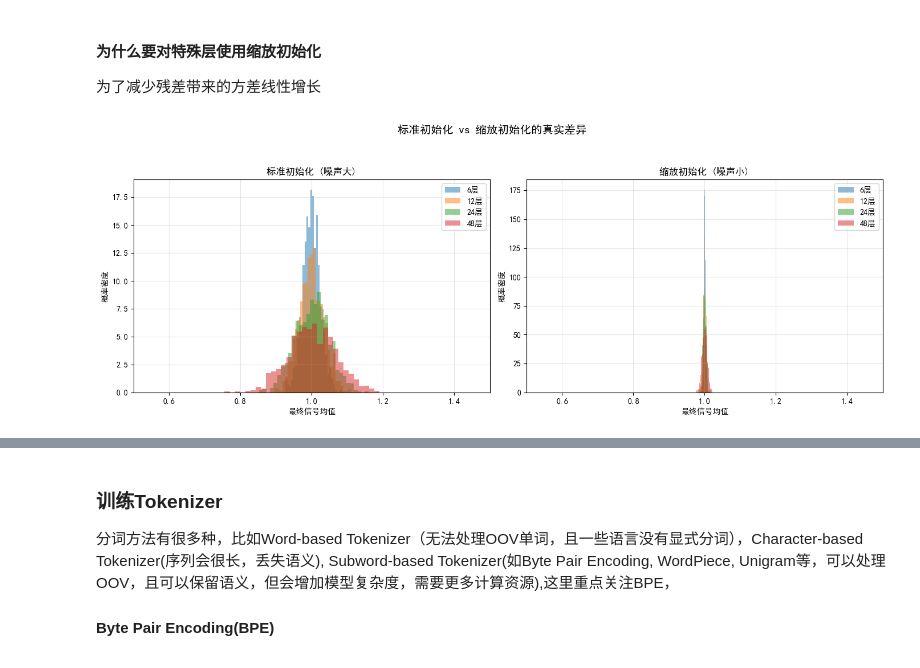
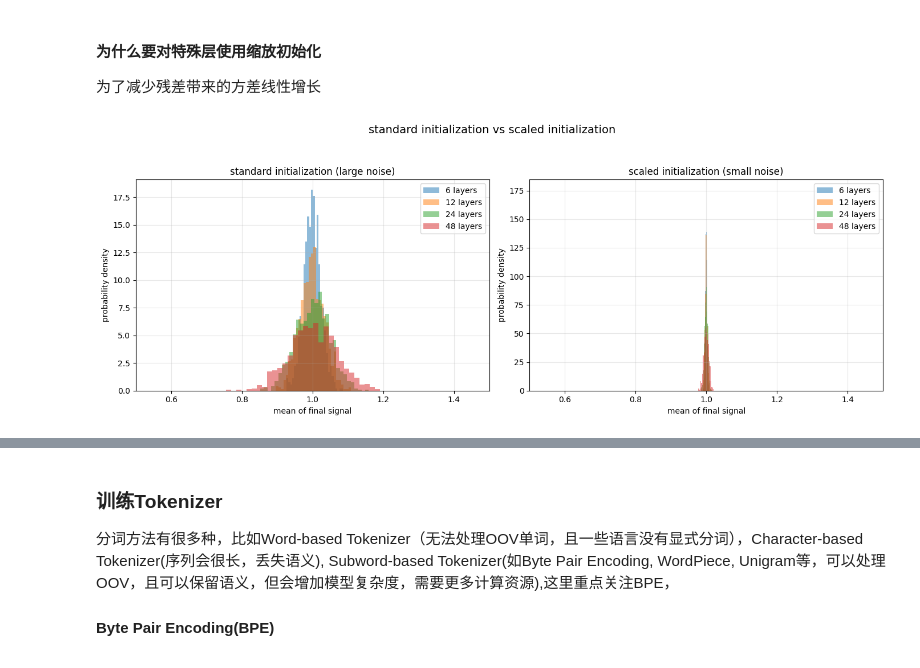
Before and after one commit to Jiangxiazhe/llm, a Jupyter notebook: note/llm_demo.ipynb, the cells around one changed output, grey strips where cells are left out. Saved outputs shown, nothing was run; the diff lists cells and outputs as text; code cells hidden in the pictures.

```diff
--- a/note/llm_demo.ipynb
+++ b/note/llm_demo.ipynb
@@ -508,13 +511,14 @@ class Transformer(PreTrainedModel):
 为了减少残差带来的方差线性增长
 # %%
 import numpy as np
+import matplotlib
 import matplotlib.pyplot as plt
 
-plt.rcParams['font.sans-serif'] = ['SimHei', 'Microsoft YaHei', 'WenQuanYi Micro Hei']  # 设置中文字体
-plt.rcParams['axes.unicode_minus'] = False
+matplotlib.set_loglevel("error")
+
 
 def show_real_difference():
-    """显示真正的差异"""
+    """show the real difference"""
     np.random.seed(42)
 
     n_layers_list = [6, 12, 24, 48]
@@ -524,42 +528,42 @@ def show_real_difference():
     fig, axes = plt.subplots(1, 2, figsize=(14, 5))
 
     for ax_idx, (title, use_scaling) in enumerate([
-        ("标准初始化 (噪声大)", False),
-        ("缩放初始化 (噪声小)", True)
+        ("standard initialization (large noise)", False),
+        ("scaled initialization (small noise)", True)
     ]):
         ax = axes[ax_idx]
 
         for n_layers in n_layers_list:
             signal_means = []
 
             for _ in range(1000):  # 多次实验
                 signal = np.ones(100)
 
                 for layer in range(n_layers):
                     if use_scaling:
                         noise = np.random.normal(0, noise_std_small, 100)
                     else:
                         noise = np.random.normal(0, noise_std_large, 100)
                     signal = signal + noise
 
                 signal_means.append(np.mean(signal))
 
             # 绘制分布
             ax.hist(signal_means, bins=30, alpha=0.5,
-                   label=f'{n_layers}层', density=True)
+                   label=f'{n_layers} layers', density=True)
 
-        ax.set_xlabel('最终信号均值')
-        ax.set_ylabel('概率密度')
+        ax.set_xlabel('mean of final signal')
+        ax.set_ylabel('probability density')
         ax.set_title(title)
         ax.legend()
         ax.grid(True, alpha=0.3)
         ax.set_xlim(0.5, 1.5)
 
-    plt.suptitle('标准初始化 vs 缩放初始化的真实差异', fontsize=14, y=1.05)
+    plt.suptitle('standard initialization vs scaled initialization', fontsize=14, y=1.05)
     plt.tight_layout()
     plt.show()
 
 show_real_difference()
 # %% [output]
-[figure, old version]
+[figure, new version]
 # %%
```
Also changed, not shown: parts of 14 cells of this notebook, 7 other files.
